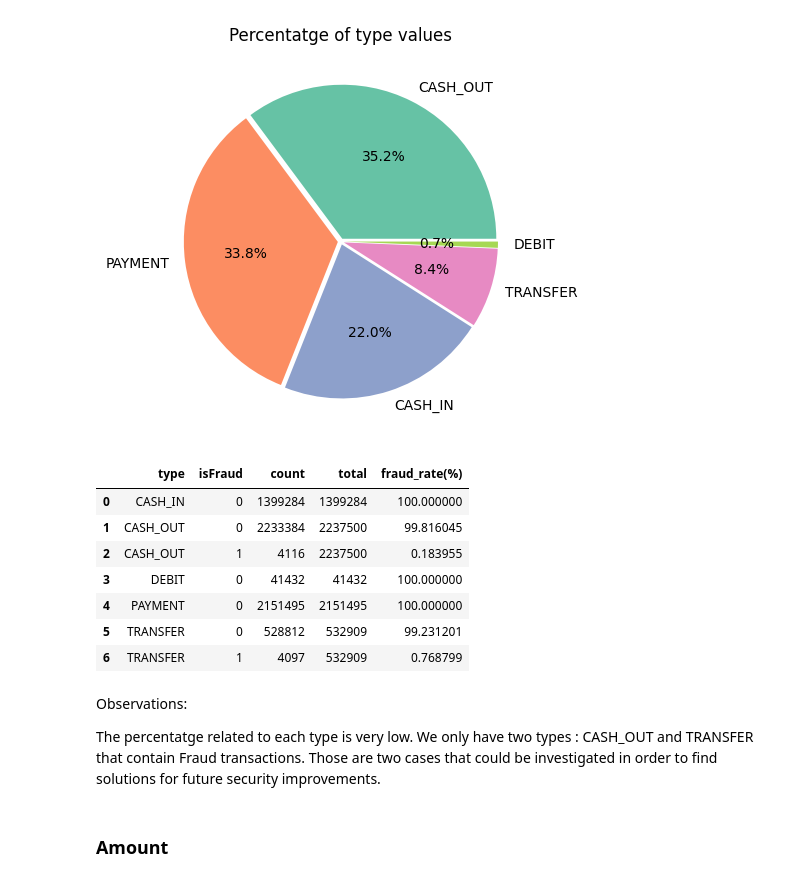
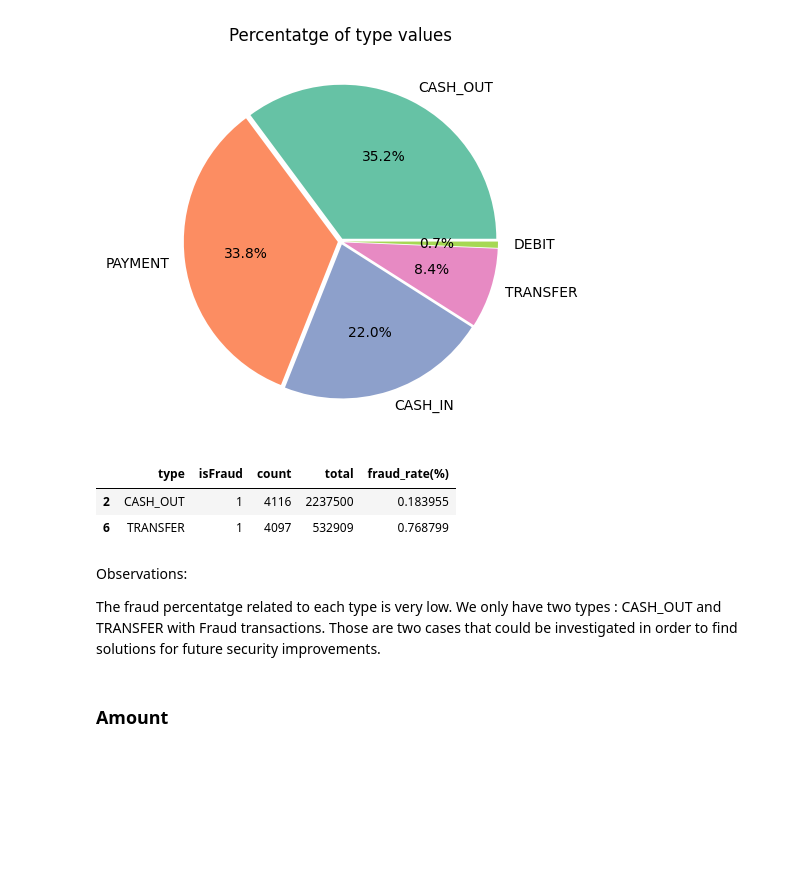
Before and after one commit to AMaldu/fraud_detection, a Jupyter notebook: notebooks/EDA.ipynb, the cells around one changed output. Saved outputs shown, nothing was run; the diff lists cells and outputs as text; code cells hidden in the pictures; blank space fills up the shorter version.

```diff
--- a/notebooks/EDA.ipynb
+++ b/notebooks/EDA.ipynb
@@ -286,23 +297,18 @@ pie_plot(df['type'])
 # %%
 # Which are fraud among every category
 fraud_types = df.groupby(['type', 'isFraud'], observed=False).size().reset_index(name='count')
 total_transactions = fraud_types.groupby('type', observed = True)['count'].sum().reset_index(name='total')
 count_data = fraud_types.merge(total_transactions, on='type')
 count_data['fraud_rate(%)'] = (count_data['count'] / count_data['total'])*100
-count_data
+count_data.loc[count_data['isFraud'] == 1]
 # %% [output]
 |  | type | isFraud | count | total | fraud_rate(%) |
-| 0 | CASH_IN | 0 | 1399284 | 1399284 | 100.000000 |
-| 1 | CASH_OUT | 0 | 2233384 | 2237500 | 99.816045 |
 | 2 | CASH_OUT | 1 | 4116 | 2237500 | 0.183955 |
-| 3 | DEBIT | 0 | 41432 | 41432 | 100.000000 |
-| 4 | PAYMENT | 0 | 2151495 | 2151495 | 100.000000 |
-| 5 | TRANSFER | 0 | 528812 | 532909 | 99.231201 |
 | 6 | TRANSFER | 1 | 4097 | 532909 | 0.768799 |
 # %% [markdown]
 Observations:
 
-The percentatge related to each type is very low. We only have two types : CASH_OUT and TRANSFER that contain Fraud transactions. Those are two cases that could be investigated in order to find solutions for future security improvements.
+The fraud percentatge related to each type is very low. We only have two types : CASH_OUT and TRANSFER with Fraud transactions. Those are two cases that could be investigated in order to find solutions for future security improvements.
 # %% [markdown]
 ### Amount
 # %%
```
Also changed, not shown: parts of 32 cells of this notebook, 6 other files.
